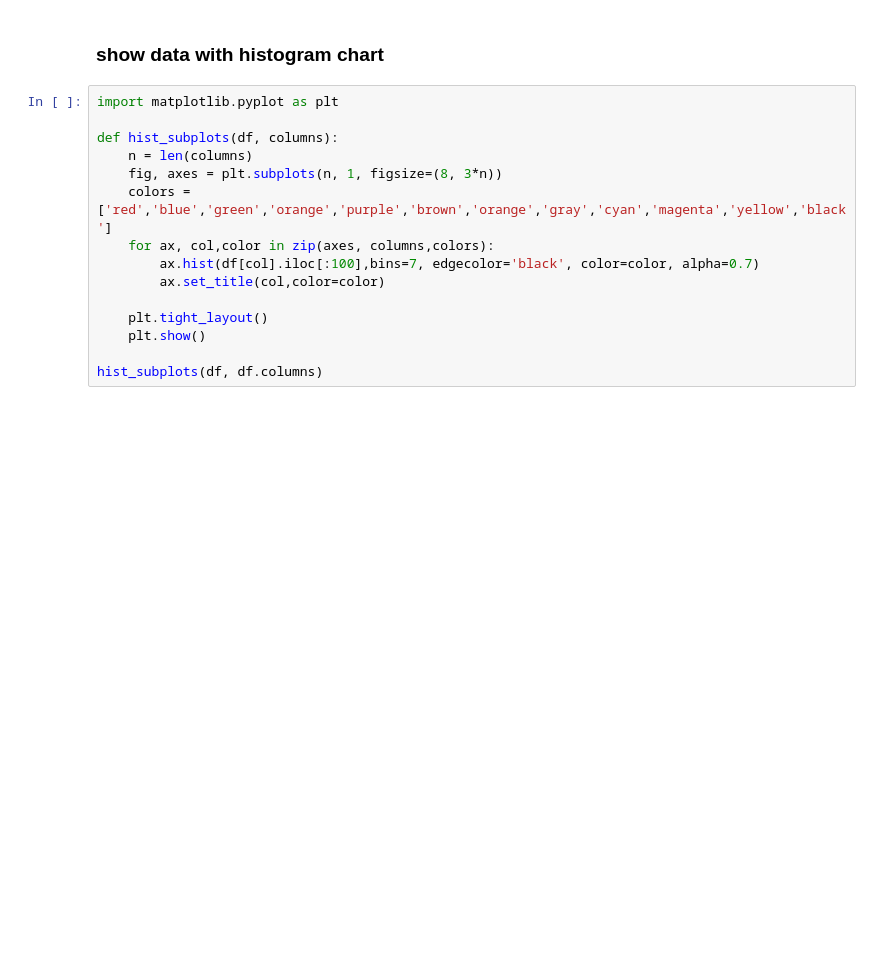
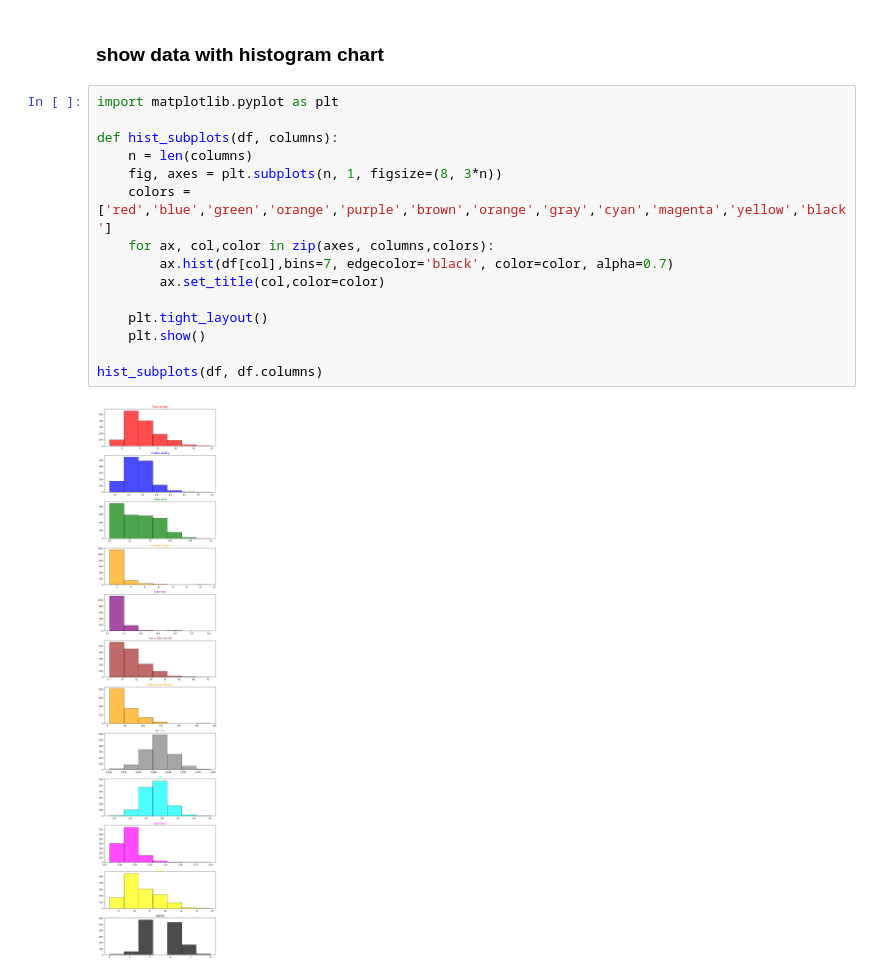
Before and after one commit to Azzure45/big-data-iot-labs, a Jupyter notebook: mini-projekt/mini-project-anton-mahdi.ipynb, the cells around one changed output. Saved outputs shown, nothing was run; the diff lists cells and outputs as text; blank space fills up the shorter version.

```diff
--- a/mini-projekt/mini-project-anton-mahdi.ipynb
+++ b/mini-projekt/mini-project-anton-mahdi.ipynb
@@ -103,15 +182,17 @@ bar_subplots(df, df.columns)
 # %%
 import matplotlib.pyplot as plt
 
 def hist_subplots(df, columns):
     n = len(columns)
     fig, axes = plt.subplots(n, 1, figsize=(8, 3*n))
     colors = ['red','blue','green','orange','purple','brown','orange','gray','cyan','magenta','yellow','black']
     for ax, col,color in zip(axes, columns,colors):
-        ax.hist(df[col].iloc[:100],bins=7, edgecolor='black', color=color, alpha=0.7)
+        ax.hist(df[col],bins=7, edgecolor='black', color=color, alpha=0.7)
         ax.set_title(col,color=color)
 
     plt.tight_layout()
     plt.show()
 
 hist_subplots(df, df.columns)
+# %% [output]
+[figure, added]
```
Also changed, not shown: parts of 9 cells of this notebook.
